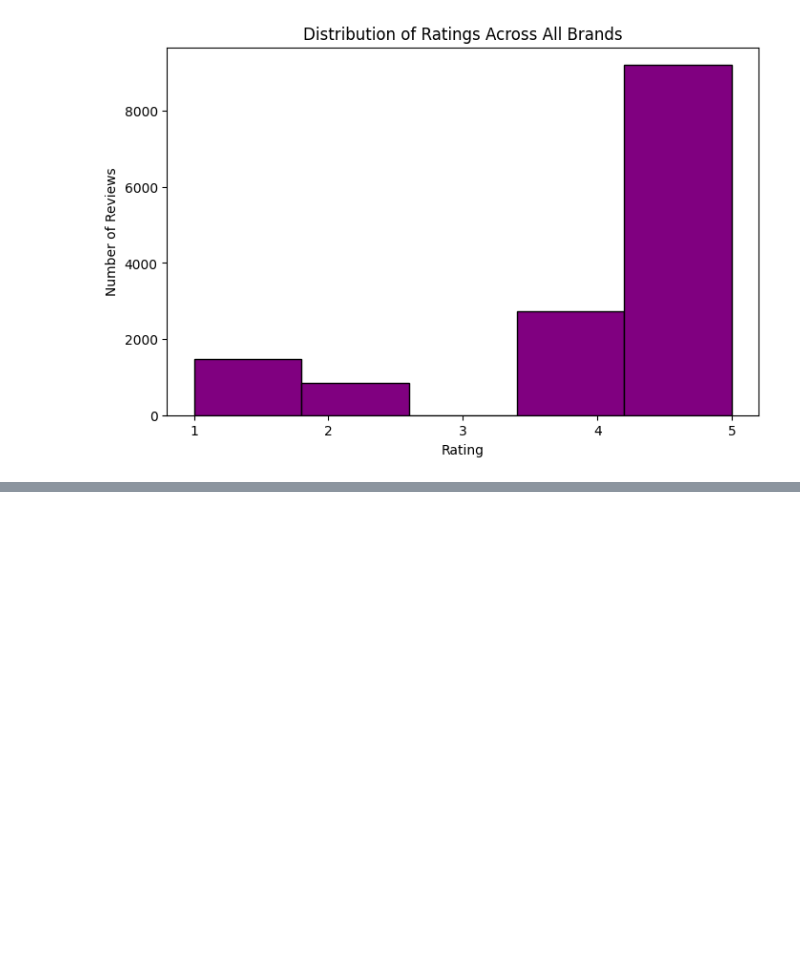
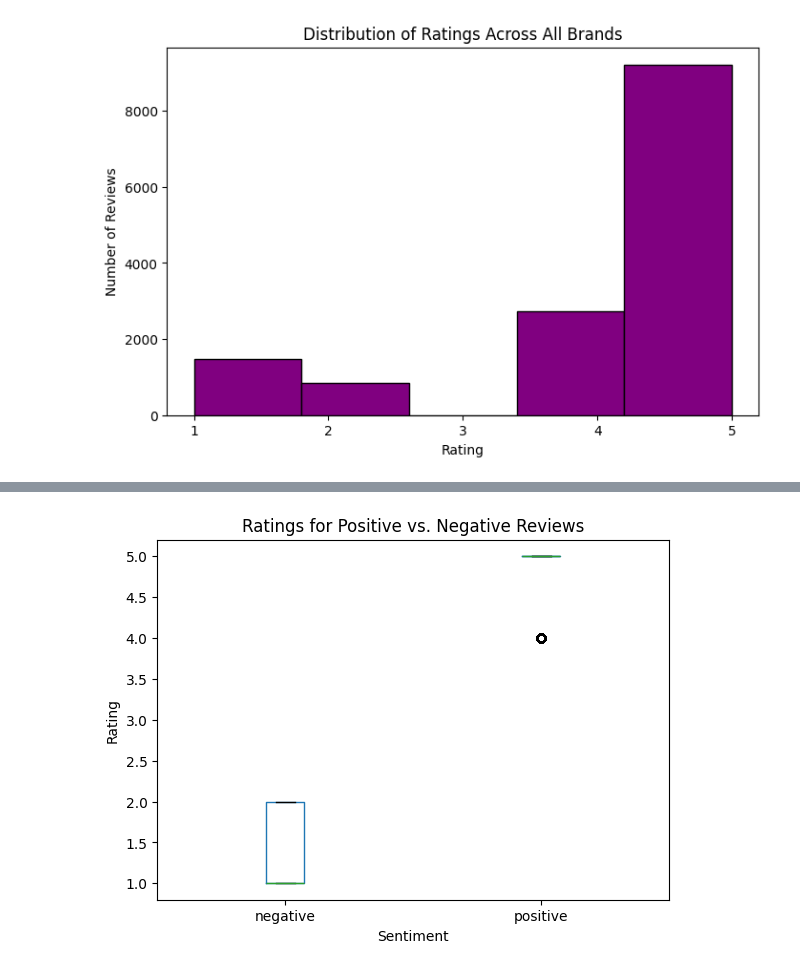
Before and after one commit to noraishmael/Final-Project, a Jupyter notebook: Final Project.ipynb, the cells around one changed output, grey strips where cells are left out. Saved outputs shown, nothing was run; the diff lists cells and outputs as text; code cells hidden in the pictures; blank space fills up the shorter version.

```diff
--- a/Final Project.ipynb
+++ b/Final Project.ipynb
@@ -124,0 +162,12 @@ plt.show()
+# %%
+# SENTIMENT VS RATINGS
+
+# Create a box plot to compare ratings
+df.boxplot(column="rating", by="tonality", grid=False)
+plt.title("Ratings for Positive vs. Negative Reviews")
+plt.xlabel("Sentiment")
+plt.ylabel("Rating")
+plt.suptitle("")
+plt.show()
+# %% [output]
+[figure, added]
```
Also changed, not shown: parts of 3 cells of this notebook, 1 other file.
